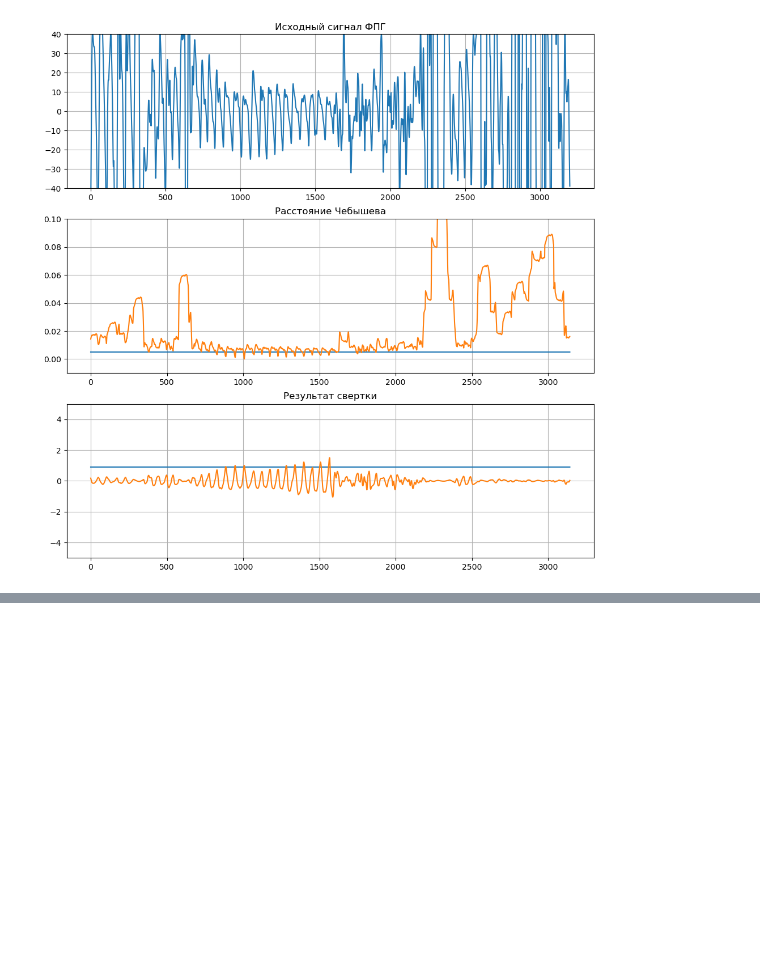
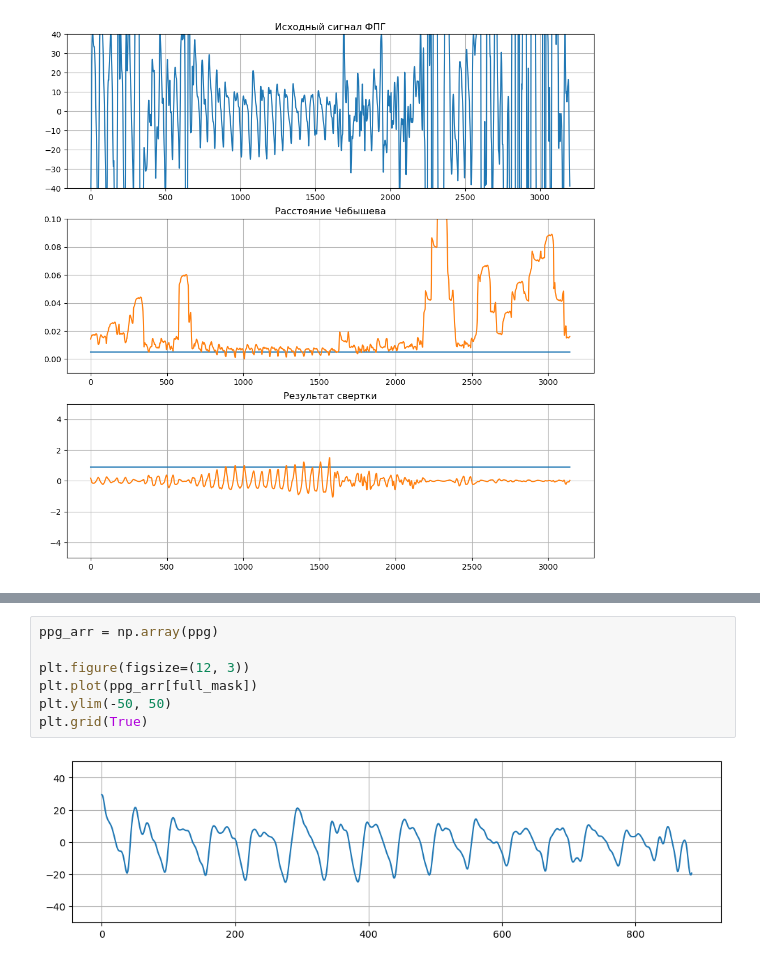
Before and after one commit to IlyaKarakulin/Stress-level-by-PPG, a Jupyter notebook: frequency_analysis.ipynb, the cells around one changed output, grey strips where cells are left out. Drawn from its saved outputs; the diff is of its cells as text; blank space fills up the shorter version.

```diff
--- a/frequency_analysis.ipynb
+++ b/frequency_analysis.ipynb
@@ -229,0 +263,9 @@ plt.grid(True)
+# %%
+ppg_arr = np.array(ppg)
+
+plt.figure(figsize=(12, 3))
+plt.plot(ppg_arr[full_mask])
+plt.ylim(-50, 50)
+plt.grid(True)
+# %% [output]
+[figure, added]
```
Also changed, not shown: parts of 5 cells of this notebook.
